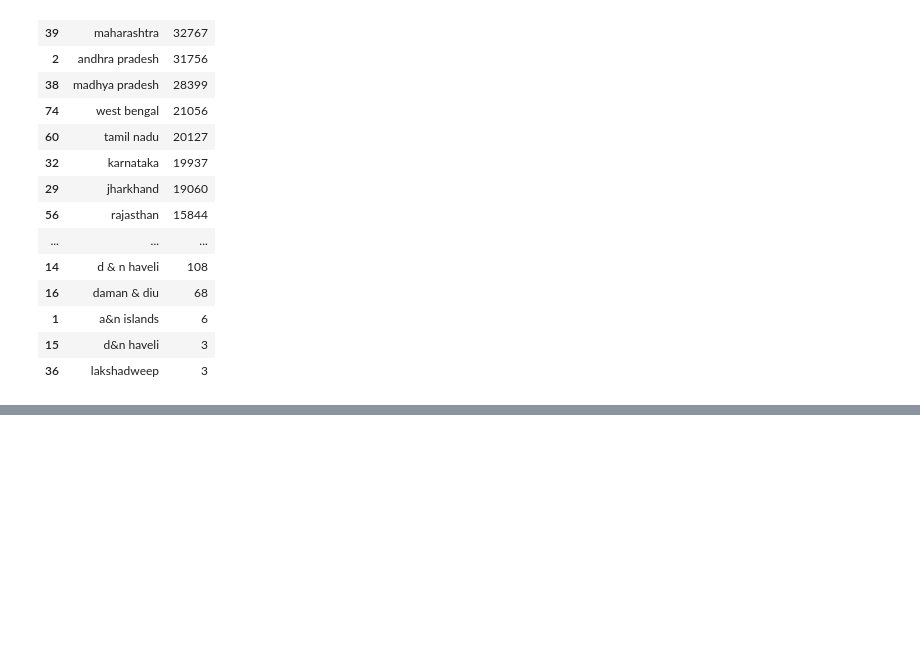
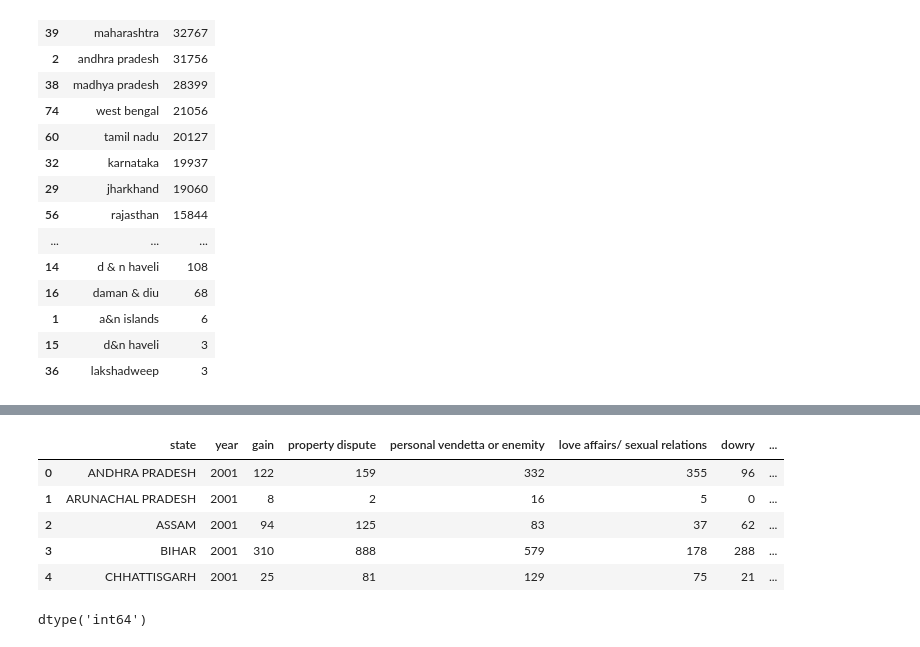
Before and after one commit to Vengadesh58/data_viz, a Jupyter notebook: murder_motives_india/mm_india.ipynb, the cells around one changed output, grey strips where cells are left out. Saved outputs shown, nothing was run; the diff lists cells and outputs as text; code cells hidden in the pictures; blank space fills up the shorter version.

```diff
--- a/murder_motives_india/mm_india.ipynb
+++ b/murder_motives_india/mm_india.ipynb
@@ -145,0 +215,13 @@ px.bar(top,x="total",y="state",title="Murder rate in India district wise from 20
+# %%
+df.head()
+# %% [output]
+|  | state | year | gain | property dispute | personal vendetta or enemity | love affairs/ sexual relations | dowry | ... |
+| 0 | ANDHRA PRADESH | 2001 | 122 | 159 | 332 | 355 | 96 | ... |
+| 1 | ARUNACHAL PRADESH | 2001 | 8 | 2 | 16 | 5 | 0 | ... |
+| 2 | ASSAM | 2001 | 94 | 125 | 83 | 37 | 62 | ... |
+| 3 | BIHAR | 2001 | 310 | 888 | 579 | 178 | 288 | ... |
+| 4 | CHHATTISGARH | 2001 | 25 | 81 | 129 | 75 | 21 | ... |
+# %%
+df['year'].dtype
+# %% [output]
+dtype('int64')
```
Also changed, not shown: parts of 11 cells of this notebook, 21 other files.
